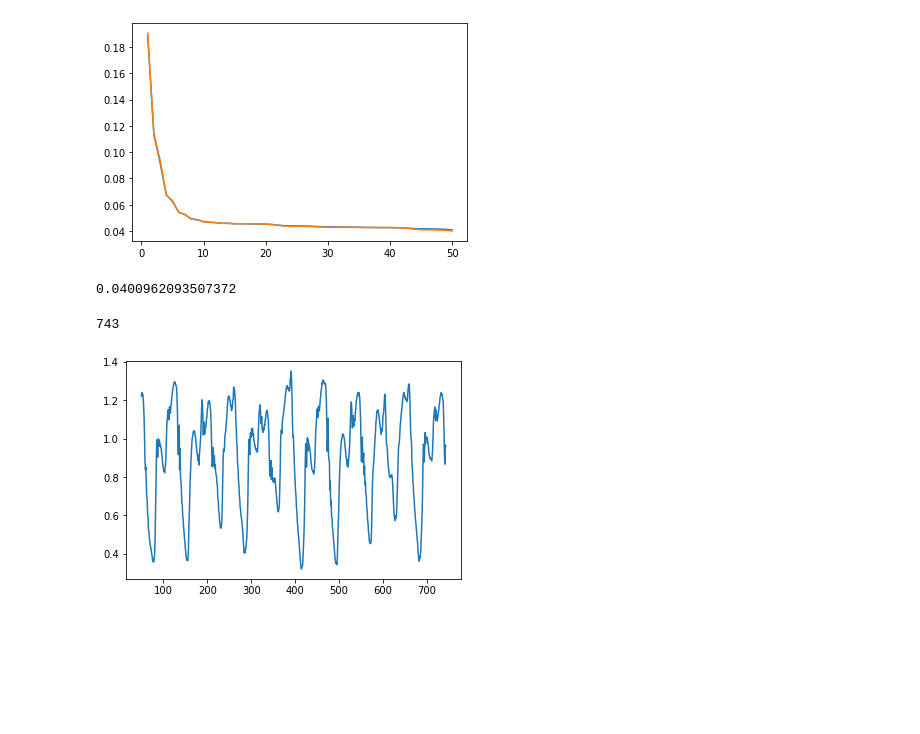
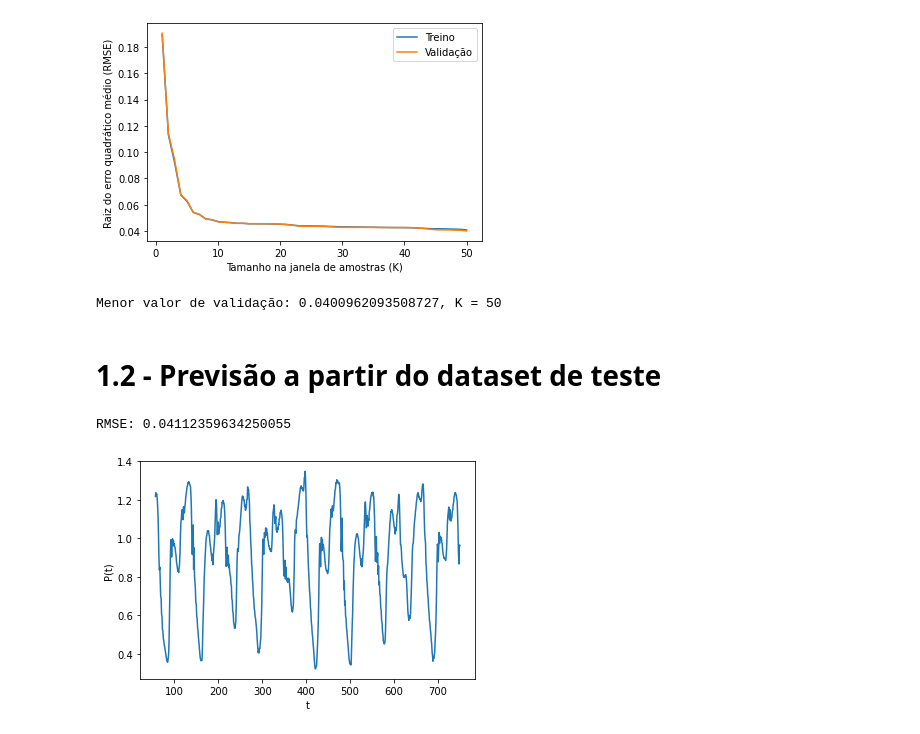
Before and after one commit to pdcos/IA048_Ex1, a Jupyter notebook: prototype.ipynb, the cells around one changed output. Drawn from its saved outputs; the diff is of its cells as text; code cells hidden in the pictures; blank space fills up the shorter version.

```diff
--- a/prototype.ipynb
+++ b/prototype.ipynb
@@ -9,9 +12,12 @@ df_train = dataset[:-1500]
 df_validation = dataset[-1500:-750]
 df_test = dataset[-750:]
 
+df_train_full = dataset[:-750]
+
 print(f"Dimensoes Treino: {df_train.shape}")
 print(f"Dimensoes Validacao: {df_validation.shape}")
 print(f"Dimensoes Teste: {df_test.shape}")
+print(f"Dimensoes Treino Completo (Treino + Validação): {df_train_full.shape}")
 # %% [output]
 Dimensoes Treino: (3500, 2)
 Dimensoes Validacao: (750, 2)
@@ -64,0 +79,5 @@ K: 3, L: 7
+# %%
+train_loader = TimeSeriesDataLoader(df_train)
+validation_loader = TimeSeriesDataLoader(df_validation)
+test_loader = TimeSeriesDataLoader(df_test)
+full_train_loader = TimeSeriesDataLoader(df_train_full)
@@ -93,29 +119,41 @@ import matplotlib.pyplot as plt
 
 plt.plot(range(1,51), train_mse_list)
 plt.plot(range(1,51), validation_mse_list)
+plt.legend(["Treino", "Validação"])
+plt.xlabel("Tamanho na janela de amostras (K)")
+plt.ylabel("Raiz do erro quadrático médio (RMSE)")
 plt.show()
+
+# Melhor valor de K - 50
 # %% [output]
-[figure, old version]
+[figure, new version]
-# %%
-validation_mse_list
-min(validation_mse_list)
-# %% [output]
-0.0400962093507372
+# %%
+min_rmse = min(validation_mse_list)
+min_rmse_index = validation_mse_list.index(min_rmse) + 1
+print(f"Menor valor de validação: {min_rmse}, K = {min_rmse_index}")
+# %% [output]
+Menor valor de validação: 0.0400962093508727, K = 50
+# %% [markdown]
+# 1.2 - Previsão a partir do dataset de teste
 # %%
-train_loader = TimeSeriesDataLoader(50, 7, df_train)
-validation_loader = TimeSeriesDataLoader(50, 7, df_validation)
-test_loader = TimeSeriesDataLoader(50, 7, df_test)
-x_train, y_train = train_loader.get_data()
-x_validation, y_validation = validation_loader.get_data()
-x_test, y_test = test_loader.get_data()
+x_train, y_train = train_loader.get_data(50, 7)
+x_validation, y_validation = validation_loader.get_data(50, 7)
+x_test, y_test = test_loader.get_data(50, 7)
+x_train_full, y_train_full = full_train_loader.get_data(50,7 )
 
-reg_k50 = LinearRegression().fit(x_train, y_train)
+reg_k50 = LinearRegression().fit(x_train_full, y_train_full)
 # %%
 prediction_test = reg_k50.predict(x_test)
-eixo_x = np.array(range(len(x_test))) + 50
-print(eixo_x[-1])
+eixo_x = np.array(range(len(x_test))) + 50 + 7
+
+
+test_rmse = np.sqrt(mean_squared_error(y_test, prediction_test))
+print(f"RMSE: {test_rmse}")
+
 plt.plot(eixo_x, prediction_test)
+plt.xlabel("t")
+plt.ylabel("P(t)")
 plt.show()
 # %% [output]
-743
+RMSE: 0.04112359634250055
-[figure, old version]
+[figure, new version]
```
Also changed, not shown: parts of 23 cells of this notebook.
